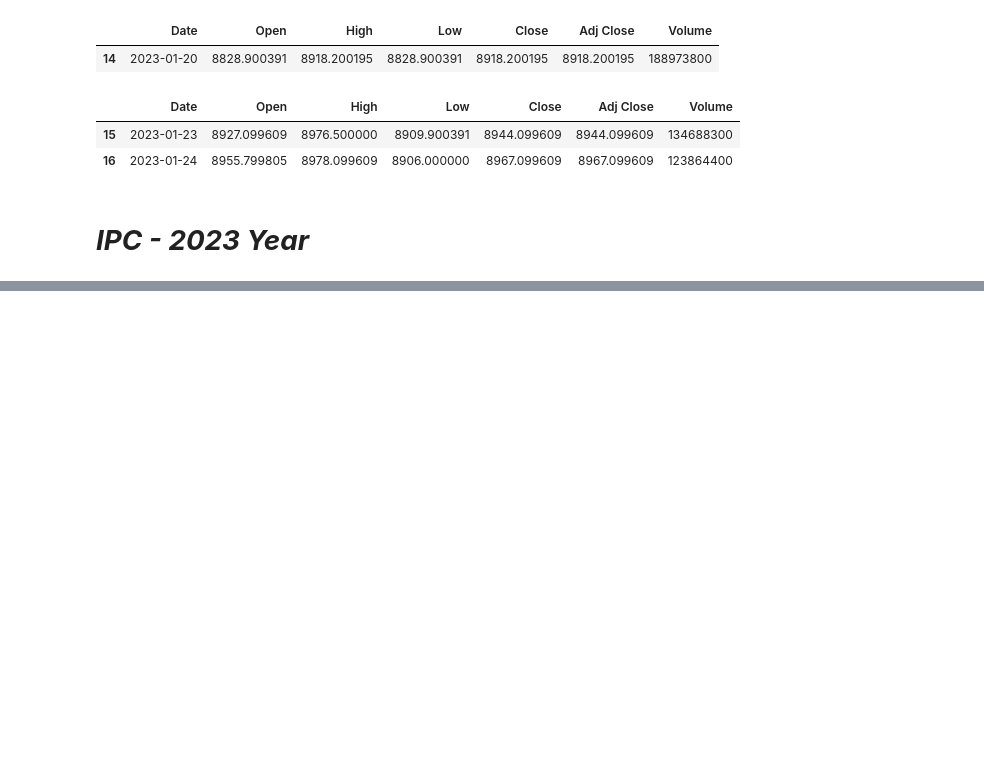
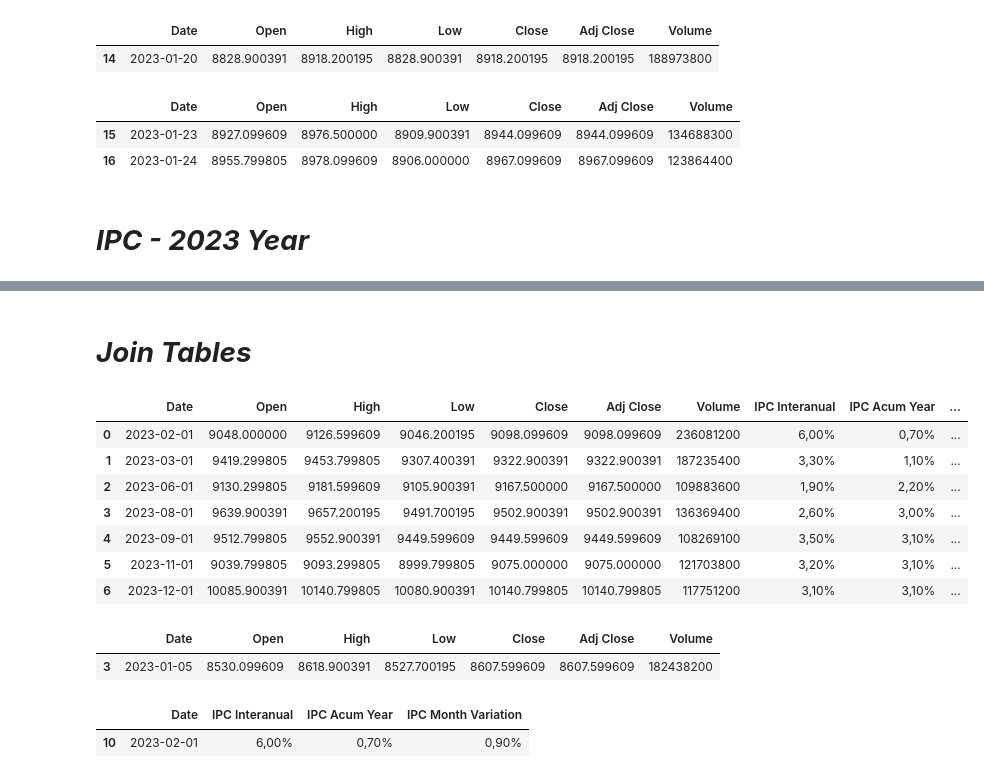
Before and after one commit to Manilab2309/ia-machine-learning, a Jupyter notebook: lab/NB_analyst_broker_operations.ipynb, the cells around one changed output, grey strips where cells are left out. Saved outputs shown, nothing was run; the diff lists cells and outputs as text; code cells hidden in the pictures; blank space fills up the shorter version.

Commit message:
Merges and dates

```diff
--- a/lab/NB_analyst_broker_operations.ipynb
+++ b/lab/NB_analyst_broker_operations.ipynb
@@ -10,8 +10,8 @@ Welcome aboard! Ramon
 import pandas as pd
 
 # Read from local slave directory (ephimeral)
-df = pd.read_csv('https://raw.githubusercontent.com/Manilab2309/ia-machine-learning/main/samples/ibex35_2023.csv')
-df.head()
+df_ibex_2023 = pd.read_csv('https://raw.githubusercontent.com/Manilab2309/ia-machine-learning/main/samples/ibex35_2023.csv')
+df_ibex_2023.head()
 # %% [output]
 |  | Date | Open | High | Low | Close | Adj Close | Volume |
 | 0 | 2023-01-02 | 8297.900391 | 8384.900391 | 8283.700195 | 8369.700195 | 8369.700195 | 92193500 |
@@ -214,0 +221,6 @@ df_ipc_2023
+# %%
+# If you want capitalize strings
+# Documentation: https://pandas.pydata.org/docs/reference/api/pandas.Series.str.capitalize.html
+
+df_ipc_2023['Mes IPC'] = df_ipc_2023['Mes IPC'].str.capitalize()
+df_ipc_2023['Mes IPC']
@@ -214,0 +241,7 @@ df_ipc_2023
+# %%
+# We need to transform the dates from: dic-23 to 2023-12-01, then we will have an aproximation to standard date time zones
+# Documentation: https://strftime.org/
+# Utils: https://strftime.net/
+
+df_ipc_2023['Mes IPC'] = pd.to_datetime(df_ipc_2023['Mes IPC'],format='%b-%y').dt.strftime('%Y-%m-%d')
+df_ipc_2023
@@ -214,0 +262,48 @@ df_ipc_2023
+# %% [markdown]
+# ***Join Tables***
+# %%
+# Join/Merge tables
+# To merge or join tables, you will need match key columns, in this case we cant
+# mix by date key:
+#
+#     df_ibex_2023  --> calendar information is under header: Date
+#     df_ipc_2023   --> calendar information is under header: Month
+# so we need both with same name column
+df_ibex_2023
+df_ipc_2023 = df_ipc_2023.rename(columns={'Month': 'Date'})
+
+# Now we have both tables with 'Date' name, this will be set as key merge
+# operation config:
+df_merged = df_ibex_2023.merge(df_ipc_2023, on="Date")
+df_merged
+
+# You will see on result table that only 7 dates are in both tables, this
+# represents an intersection
+# %% [output]
+|  | Date | Open | High | Low | Close | Adj Close | Volume | IPC Interanual | IPC Acum Year | ... |
+| 0 | 2023-02-01 | 9048.000000 | 9126.599609 | 9046.200195 | 9098.099609 | 9098.099609 | 236081200 | 6,00% | 0,70% | ... |
+| 1 | 2023-03-01 | 9419.299805 | 9453.799805 | 9307.400391 | 9322.900391 | 9322.900391 | 187235400 | 3,30% | 1,10% | ... |
+| 2 | 2023-06-01 | 9130.299805 | 9181.599609 | 9105.900391 | 9167.500000 | 9167.500000 | 109883600 | 1,90% | 2,20% | ... |
+| 3 | 2023-08-01 | 9639.900391 | 9657.200195 | 9491.700195 | 9502.900391 | 9502.900391 | 136369400 | 2,60% | 3,00% | ... |
+| 4 | 2023-09-01 | 9512.799805 | 9552.900391 | 9449.599609 | 9449.599609 | 9449.599609 | 108269100 | 3,50% | 3,10% | ... |
+| 5 | 2023-11-01 | 9039.799805 | 9093.299805 | 8999.799805 | 9075.000000 | 9075.000000 | 121703800 | 3,20% | 3,10% | ... |
+| 6 | 2023-12-01 | 10085.900391 | 10140.799805 | 10080.900391 | 10140.799805 | 10140.799805 | 117751200 | 3,10% | 3,10% | ... |
+# %%
+# We can locate one match to check if exists in both tables
+# Documentation: https://pandas.pydata.org/docs/reference/api/pandas.DataFrame.loc.html
+
+# Per example, Id 0 row with date 2023-02-01 is in ibex original table:
+df_ibex_2023.loc[df_ibex_2023['Date'] == '2023-02-01']
+
+# is in 3rd position
+# %% [output]
+|  | Date | Open | High | Low | Close | Adj Close | Volume |
+| 3 | 2023-01-05 | 8530.099609 | 8618.900391 | 8527.700195 | 8607.599609 | 8607.599609 | 182438200 |
+# %%
+# Per example, Id 0 row with date 2023-02-01 is in ipc original table:
+df_ipc_2023.loc[df_ipc_2023['Date'] == '2023-02-01']
+
+# is in 10º position
+# %% [output]
+|  | Date | IPC Interanual | IPC Acum Year | IPC Month Variation |
+| 10 | 2023-02-01 | 6,00% | 0,70% | 0,90% |
```
Also changed, not shown: parts of 12 cells of this notebook.
